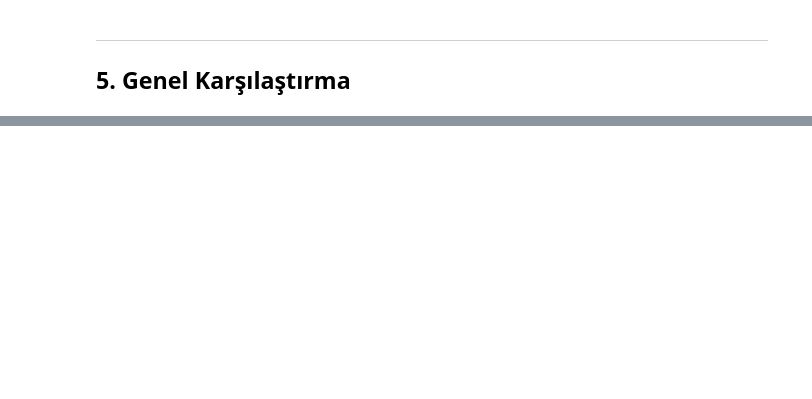
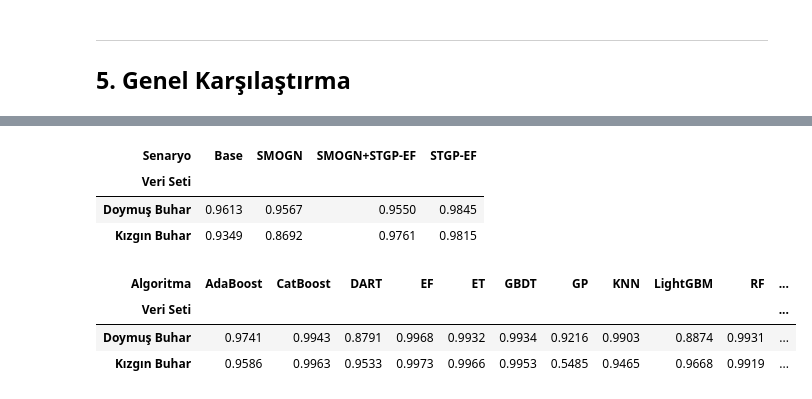
Before and after one commit to suleymangzy/Data-Engineering, a Jupyter notebook: Model_Training.ipynb, the cells around one changed output, grey strips where cells are left out. Drawn from its saved outputs; the diff is of its cells as text; code cells hidden in the pictures; blank space fills up the shorter version.

```diff
--- a/Model_Training.ipynb
+++ b/Model_Training.ipynb
@@ -185,9 +586,19 @@ df_all.head(20)
 # %%
-# Senaryo bazlı ortalama R² skorları
-df_all.groupby(['Veri Seti', 'Senaryo'])['R2_Score'].mean().unstack()
+# Senaryo bazlı ortalama Test R² skorları
+df_all.groupby(['Veri Seti', 'Senaryo'])['Test_R2'].mean().unstack()
+# %% [output]
+| Senaryo | Base | SMOGN | SMOGN+STGP-EF | STGP-EF |
+| Veri Seti |  |  |  |  |
+| Doymuş Buhar | 0.9613 | 0.9567 | 0.9550 | 0.9845 |
+| Kızgın Buhar | 0.9349 | 0.8692 | 0.9761 | 0.9815 |
 # %%
-# Algoritma bazlı ortalama R² skorları
-df_all.groupby(['Veri Seti', 'Algoritma'])['R2_Score'].mean().unstack()
+# Algoritma bazlı ortalama Test R² skorları
+df_all.groupby(['Veri Seti', 'Algoritma'])['Test_R2'].mean().unstack()
+# %% [output]
+| Algoritma | AdaBoost | CatBoost | DART | EF | ET | GBDT | GP | KNN | LightGBM | RF | ... |
+| Veri Seti |  |  |  |  |  |  |  |  |  |  | ... |
+| Doymuş Buhar | 0.9741 | 0.9943 | 0.8791 | 0.9968 | 0.9932 | 0.9934 | 0.9216 | 0.9903 | 0.8874 | 0.9931 | ... |
+| Kızgın Buhar | 0.9586 | 0.9963 | 0.9533 | 0.9973 | 0.9966 | 0.9953 | 0.5485 | 0.9465 | 0.9668 | 0.9919 | ... |
 # %%
 # Geniş formatlı sonuç tablosu oluştur ve kaydet
 df_wide = save_wide_results(df_all, 'R515B_Ozellikler/Model_Training_Results.csv')
```
Also changed, not shown: parts of 19 cells of this notebook, 5 other files.
